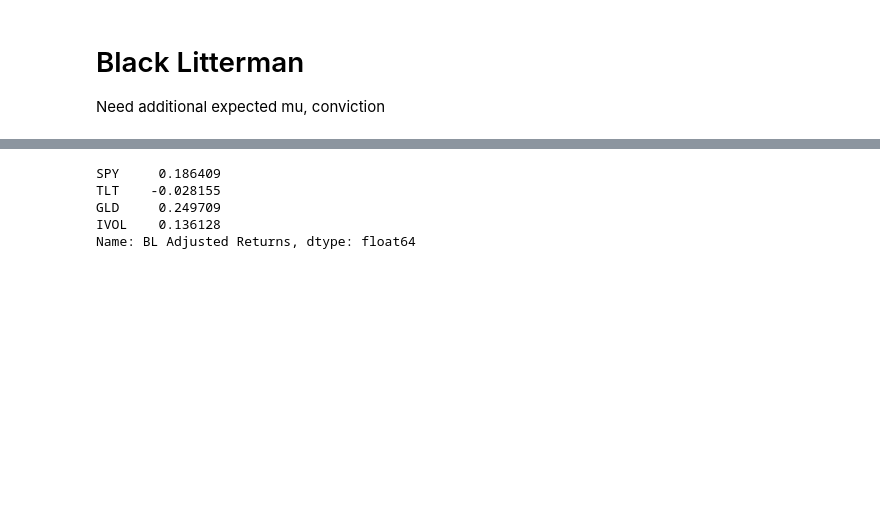
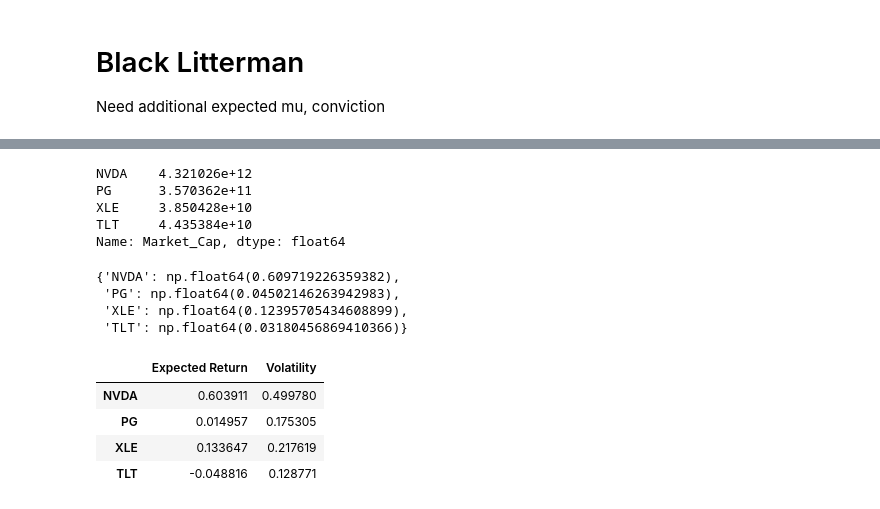
Before and after one commit to SJEGoh/Portfolio-Optimizer, a Jupyter notebook: src/report.ipynb, the cells around one changed output, grey strips where cells are left out. Saved outputs shown, nothing was run; the diff lists cells and outputs as text; code cells hidden in the pictures; blank space fills up the shorter version.

```diff
--- a/src/report.ipynb
+++ b/src/report.ipynb
@@ -56,17 +81,37 @@ Name: Market_Cap, dtype: float64
+# %%
+market_caps
+# %% [output]
+NVDA    4.321026e+12
+PG      3.570362e+11
+XLE     3.850428e+10
+TLT     4.435384e+10
+Name: Market_Cap, dtype: float64
+# %%
+final_views
+# %% [output]
+{'NVDA': np.float64(0.609719226359382),
+ 'PG': np.float64(0.04502146263942983),
+ 'XLE': np.float64(0.12395705434608899),
+ 'TLT': np.float64(0.03180456869410366)}
+# %%
+stats
+# %% [output]
+|  | Expected Return | Volatility |
+| NVDA | 0.603911 | 0.499780 |
+| PG | 0.014957 | 0.175305 |
+| XLE | 0.133647 | 0.217619 |
+| TLT | -0.048816 | 0.128771 |
 # %%
 bl_mu = get_black_litterman(
     cov_matrix=cv,          # Your covariance matrix
     mcaps=market_caps,            # Your Series of market caps
-    views_dict=views_dict,  # The {Ticker: Return} dict
+    views_dict=final_views,  # The {Ticker: Return} dict
     conf_dict=conf_dict,    # The {Ticker: Confidence} dict
-    delta=3.0,              # Risk aversion
+    delta=5.0,              # Risk aversion
     tau=0.5                # Conviction of conviction
 )
 
 bl_mu
+
+bl_df = stats.copy()
+bl_df["Expected Return"] = bl_mu
-# %% [output]
-SPY     0.186409
-TLT    -0.028155
-GLD     0.249709
-IVOL    0.136128
-Name: BL Adjusted Returns, dtype: float64
```
Also changed, not shown: parts of 18 cells of this notebook, 2 other files.
